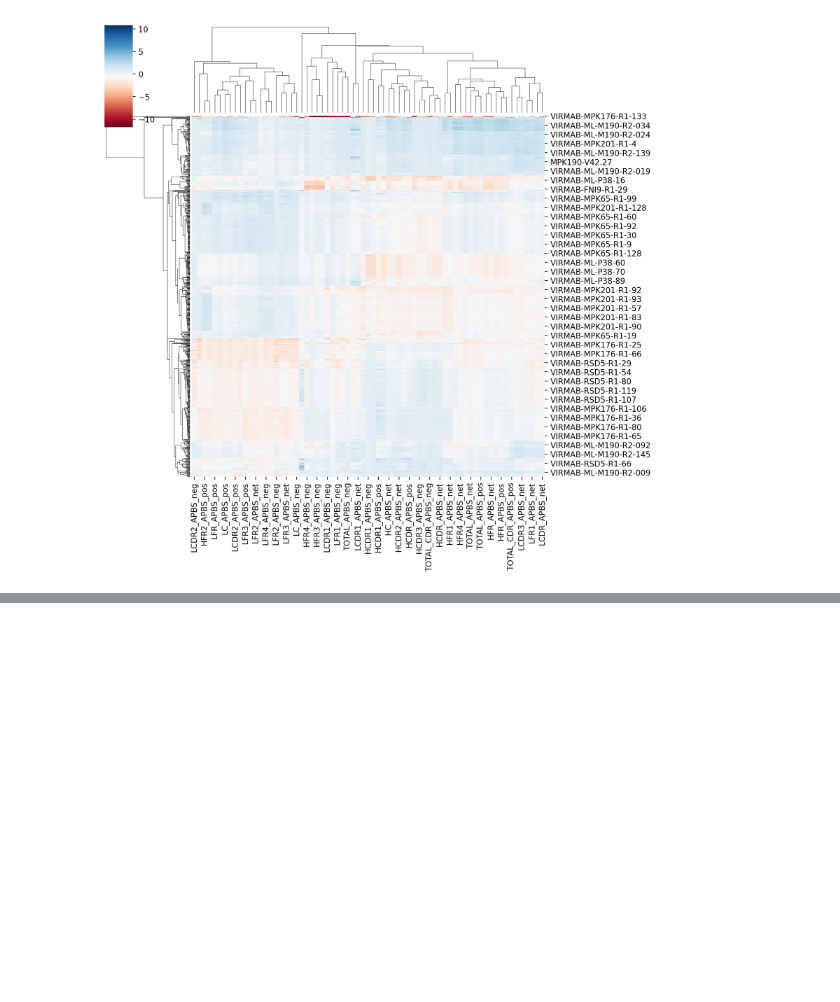
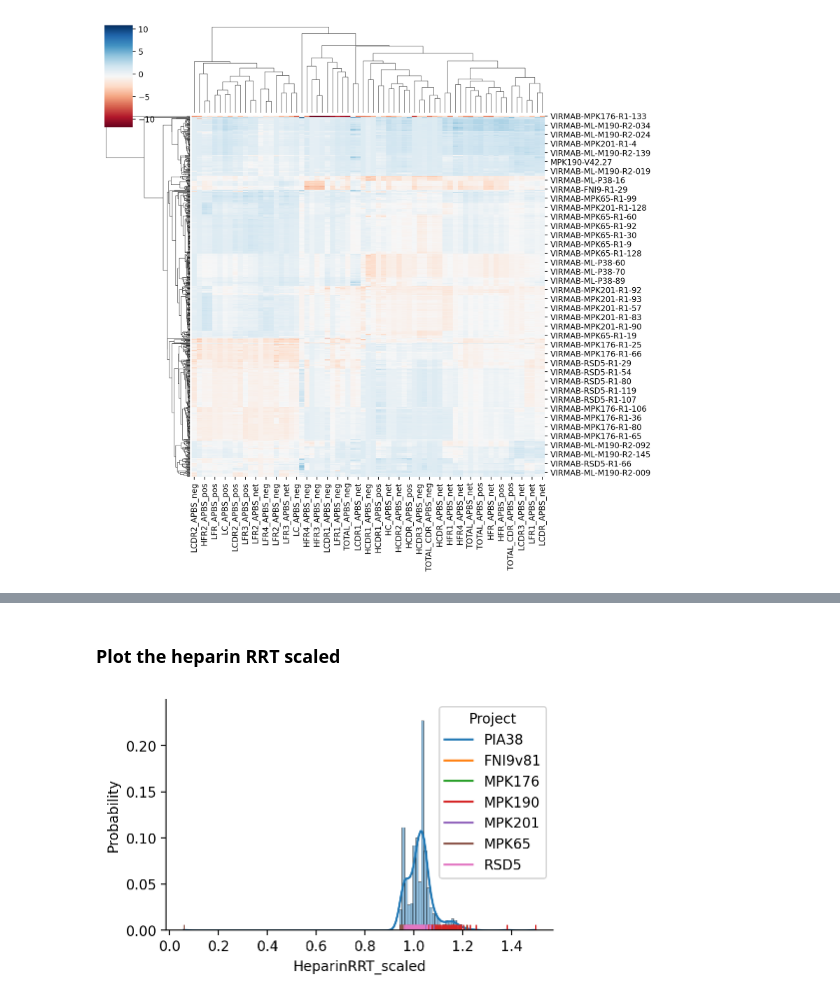
Before and after one commit to ChrisVir/developability, a Jupyter notebook: Notebooks/potential/modeling/04-25-2024_CR_OrganizingMultipleAntibodyMutationDataset.ipynb.ipynb, the cells around one changed output, grey strips where cells are left out. Saved outputs shown, nothing was run; the diff lists cells and outputs as text; code cells hidden in the pictures; blank space fills up the shorter version.

```diff
--- a/Notebooks/potential/modeling/04-25-2024_CR_OrganizingMultipleAntibodyMutationDataset.ipynb.ipynb
+++ b/Notebooks/potential/modeling/04-25-2024_CR_OrganizingMultipleAntibodyMutationDataset.ipynb.ipynb
@@ -266,0 +270,2 @@ PosixPath('/home/crivera/projects/developability/developability/data/processed/d
+# %%
+scaling_map = {'FNI9v81':1.000, 'MPK190':1.084, 'MPK176':1.025, 'MPK65':0.958,'RSD5':1.005,'MPK201':1.015}
@@ -266,0 +284,7 @@ PosixPath('/home/crivera/projects/developability/developability/data/processed/d
+# %%
+### scale  and add train test
+scaling = antibody_df2['Project'].map(scaling_map)
+antibody_df2['HeparinRRT_scaled'] = antibody_df2['Heparin RRT']*scaling
+
+antibody_df2['dataset'] = antibody_df2['HeparinRRT_scaled'].notna().map({True:'train_validation',False:'test' })
+antibody_df2 = antibody_df2.sort_values(['dataset', 'Project', 'Name'])
@@ -266,0 +300,3 @@ PosixPath('/home/crivera/projects/developability/developability/data/processed/d
+# %%
+cols = ['dataset','Project', 'Name', 'VH', 'VL', 'Heparin RRT', 'HeparinRRT_scaled']
+antibody_df2 = antibody_df2[cols].set_index('Name')
@@ -266,0 +305,4 @@ PosixPath('/home/crivera/projects/developability/developability/data/processed/d
+# %%
+descriptors_with_metadata = antibody_df2.merge(descriptors, left_index = True, right_index=True)
+filename = data_path/f'processed/descriptors_with_metadata_for_internal_antibodies_predicted_{today}.parquet'
+descriptors_with_metadata.to_parquet(filename)
@@ -266,0 +319,9 @@ PosixPath('/home/crivera/projects/developability/developability/data/processed/d
+# %% [markdown]
+### Plot the heparin RRT scaled
+# %%
+fig, ax = plt.subplots(1,1, figsize = (5,3))
+ax = sns.histplot(data = descriptors_with_metadata, x = 'HeparinRRT_scaled', common_norm=False, kde=True, stat='probability')
+sns.rugplot(data = descriptors_with_metadata, x = 'HeparinRRT_scaled', hue='Project')
+sns.despine()
+# %% [output]
+[figure, added]
```
Also changed, not shown: parts of 7 cells of this notebook.
